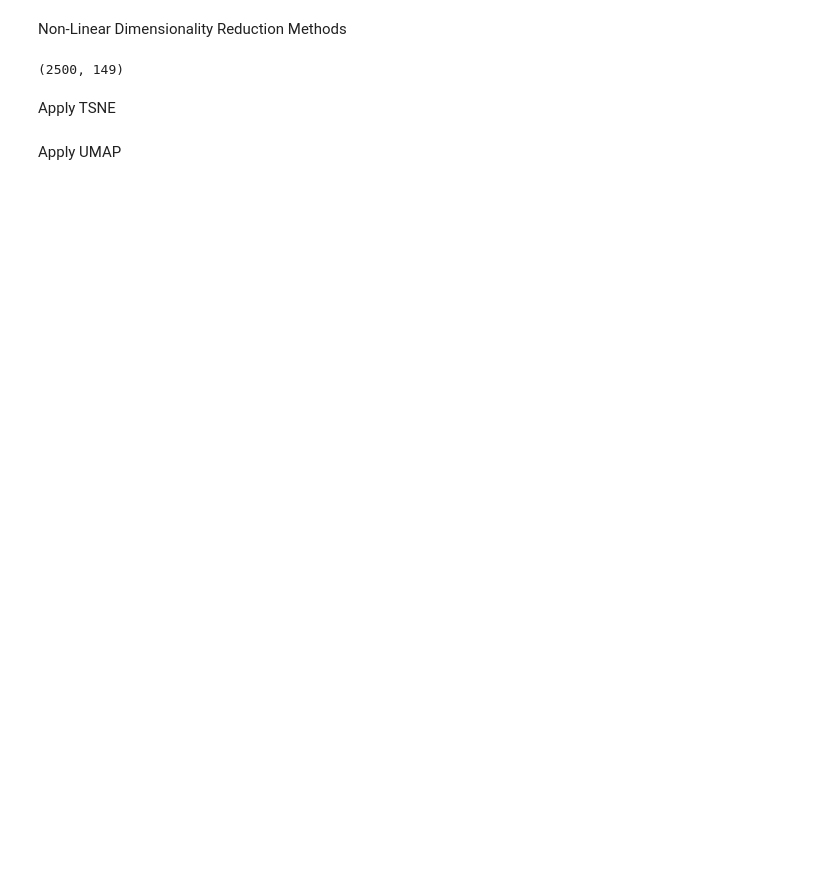
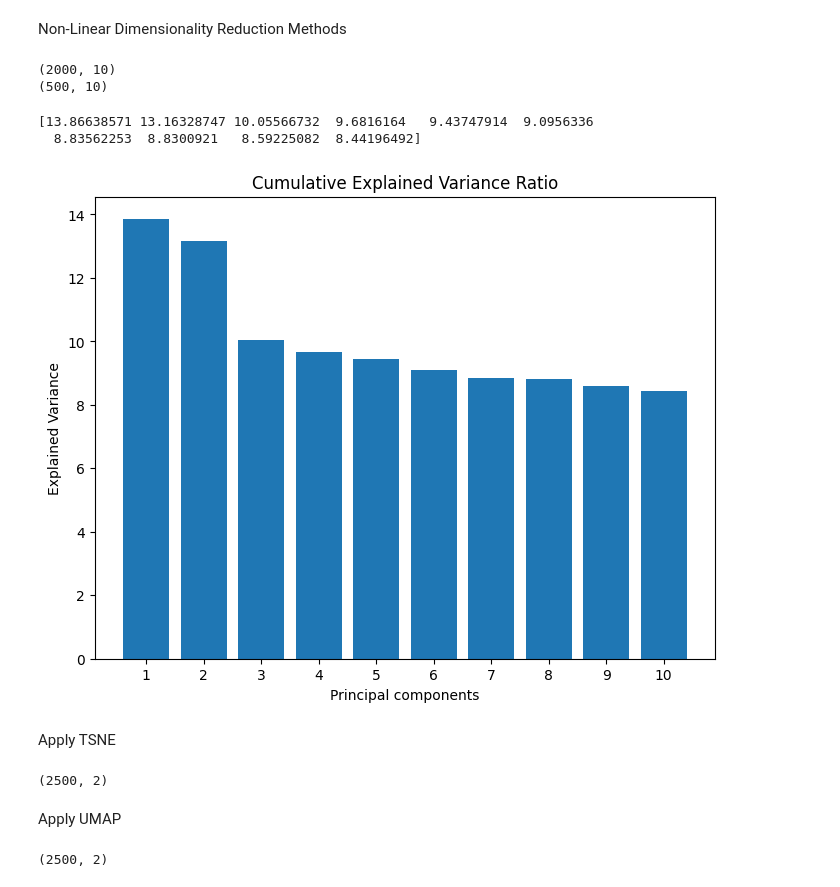
Before and after one commit to WamzMwangi/Advanced_Machine_Learning, a Jupyter notebook: Dimensionality_Reduction/Week_1_project.ipynb, the cells around one changed output. Cells and saved outputs as stored; diff of their text form; code cells hidden in the pictures; blank space fills up the shorter version.

Commit message:
updated content on UMAP and TSNE

```diff
--- a/Dimensionality_Reduction/Week_1_project.ipynb
+++ b/Dimensionality_Reduction/Week_1_project.ipynb
@@ -250,9 +260,13 @@ plt.show()
 # %% [markdown]
 Non-Linear Dimensionality Reduction Methods
 # %%
-#kpca=KernelPCA(n_components=10)
-kpca=PCA(0.95)
-X_pca=kpca.fit_transform(X_scaled)
-X_pca.shape
+kpca=KernelPCA(n_components=10)
+#kpca=PCA(0.95)
+X_train_kpca=kpca.fit_transform(X_train)
+X_test_kpca=kpca.transform(X_test)
+
+print(X_train_kpca.shape)
+print(X_test_kpca.shape)
 # %% [output]
-(2500, 149)
+(2000, 10)
+(500, 10)
@@ -259,4 +275,38 @@ X_pca.shape
+# %%
+kpca_explained_variance_ratio= kpca.eigenvalues_ / kpca.eigenvalues_.sum()
+# %%
+print(kpca_explained_variance_ratio*100)
+# %% [output]
+[13.86638571 13.16328747 10.05566732  9.6816164   9.43747914  9.0956336
+  8.83562253  8.8300921   8.59225082  8.44196492]
+# %%
+# Plot the explained Variance
+plt.figure(figsize=(8,6))
+#_values = np.arange(pca.n_components_) + 1
+plt.bar(range(1, len(kpca_explained_variance_ratio) + 1), kpca_explained_variance_ratio*100)
+plt.xlabel("Principal components")
+plt.ylabel("Explained Variance")
+plt.title("Cumulative Explained Variance Ratio")
+plt.xticks(range(1, len(kpca_explained_variance_ratio) + 1))
+plt.show()
+# %% [output]
+[figure, added]
 # %% [markdown]
 Apply TSNE
+# %%
+tsne = TSNE(n_components=2, perplexity=30,learning_rate=100, random_state=42)
+X_tsne= tsne.fit_transform(X)
+
+
+print(X_tsne.shape)
+# %% [output]
+(2500, 2)
 # %% [markdown]
 Apply UMAP
+# %%
+mapper = umap.UMAP(n_components=2,n_neighbors=15,min_dist=0.1,random_state=42)
+X_umap = mapper.fit_transform(X)
+
+print(X_umap.shape)
+# %% [output]
+(2500, 2)
```
Also changed, not shown: parts of 8 cells of this notebook.
